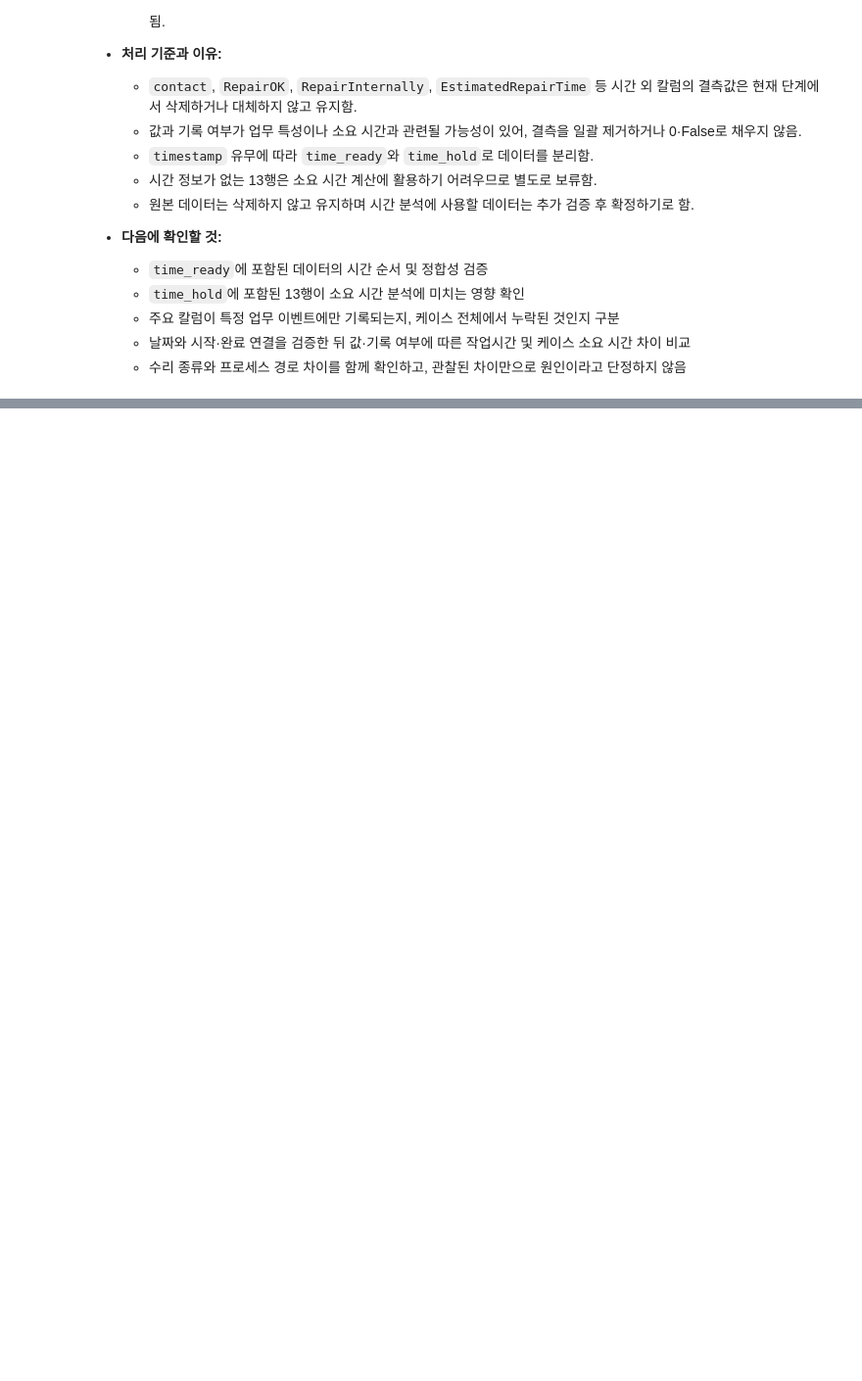
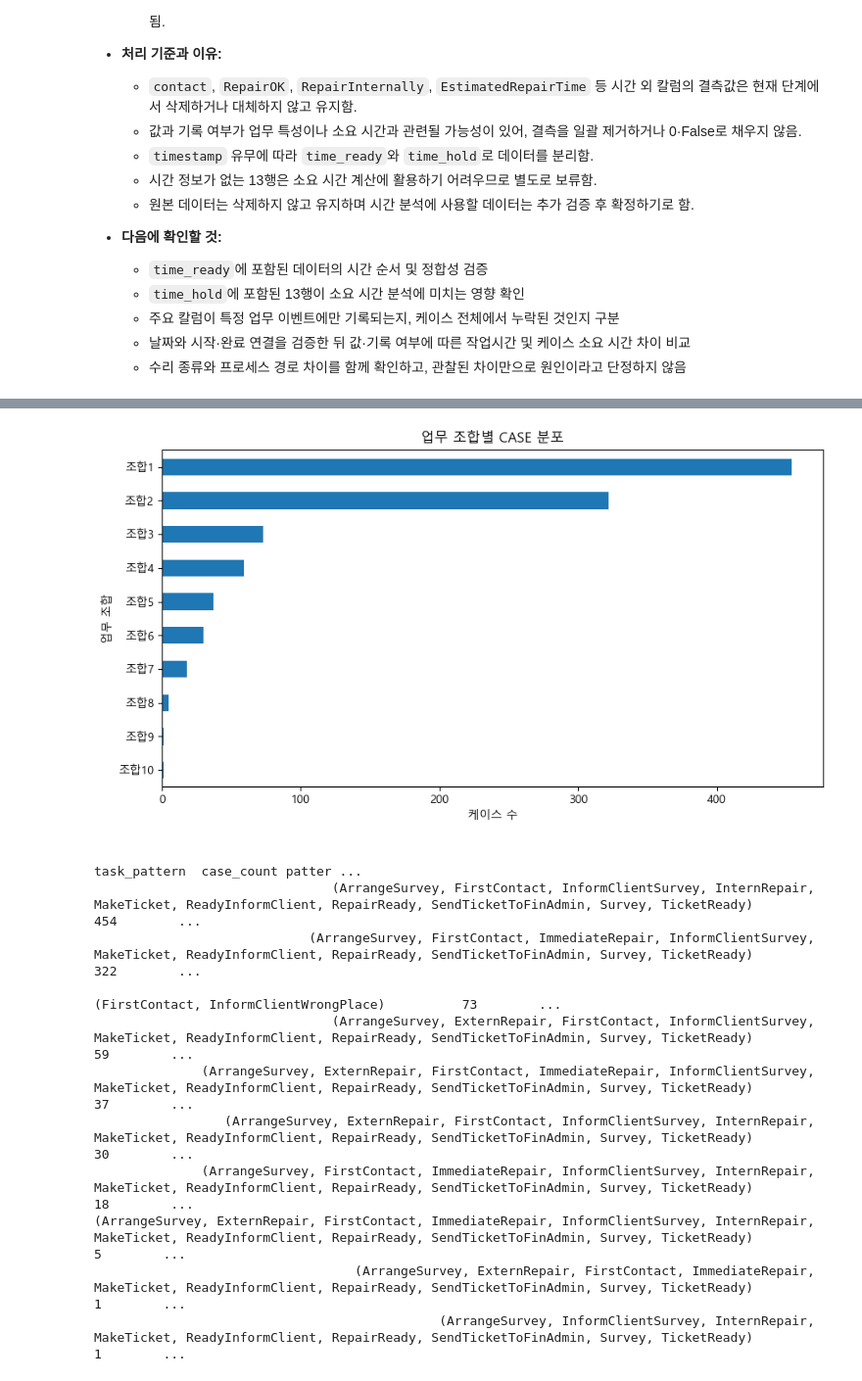
Before and after one commit to roh-git/DA_Assignment, a Jupyter notebook: repair2_분석.ipynb, the cells around one changed output, grey strips where cells are left out. Shown at 98% size. Cells and saved outputs as stored; diff of their text form; code cells hidden in the pictures; blank space fills up the shorter version.

```diff
--- a/repair2_분석.ipynb
+++ b/repair2_분석.ipynb
@@ -306,0 +505,10 @@ time_ready.head()
+# %%
+# 케이스별 중복·결측을 제외한 업무 조합 생성
+case_patterns = df.groupby('caseID')['taskID'].agg(lambda x: tuple(sorted(x.dropna().unique()))
+)
+# 전체 업무 조합의 종류 수 확인 (중복 제거)
+print('전체 업무 조합 수:', case_patterns.nunique())
+print('====='*20)
+
+# 서로 다른 10가지 업무 조합과 각 조합에 해당하는 케이스 수를 출력
+print('\n' + case_patterns.value_counts().to_string())
@@ -306,0 +530,45 @@ time_ready.head()
+# %%
+# 한글 폰트 설정
+plt.rcParams['font.family'] = 'Malgun Gothic'
+plt.rcParams['axes.unicode_minus'] = False
+
+# 업무 조합별 케이스 수
+pattern_counts = case_patterns.value_counts()
+
+# 업무 조합에 번호 부여
+pattern_df = pattern_counts.reset_index()
+pattern_df.columns = ['task_pattern', 'case_count']
+pattern_df['pattern_id'] = [
+    f'조합{i+1}' for i in range(len(pattern_df))
+]
+
+# 시각화
+pattern_df.plot.barh(
+    x='pattern_id',
+    y='case_count',
+    figsize=(9, 5),
+    legend=False
+)
+
+plt.gca().invert_yaxis()
+plt.xlabel('케이스 수')
+plt.ylabel('업무 조합')
+plt.title('업무 조합별 CASE 분포')
+plt.tight_layout()
+plt.show()
+
+# 조합별 실제 업무 구성 확인
+print(pattern_df.to_string(index=False))
+# %% [output]
+[figure, added]
+                                                                                                                                                                         task_pattern  case_count patter ...
+                               (ArrangeSurvey, FirstContact, InformClientSurvey, InternRepair, MakeTicket, ReadyInformClient, RepairReady, SendTicketToFinAdmin, Survey, TicketReady)         454        ...
+                            (ArrangeSurvey, FirstContact, ImmediateRepair, InformClientSurvey, MakeTicket, ReadyInformClient, RepairReady, SendTicketToFinAdmin, Survey, TicketReady)         322        ...
+                                                                                                                                               (FirstContact, InformClientWrongPlace)          73        ...
+                               (ArrangeSurvey, ExternRepair, FirstContact, InformClientSurvey, MakeTicket, ReadyInformClient, RepairReady, SendTicketToFinAdmin, Survey, TicketReady)          59        ...
+              (ArrangeSurvey, ExternRepair, FirstContact, ImmediateRepair, InformClientSurvey, MakeTicket, ReadyInformClient, RepairReady, SendTicketToFinAdmin, Survey, TicketReady)          37        ...
+                 (ArrangeSurvey, ExternRepair, FirstContact, InformClientSurvey, InternRepair, MakeTicket, ReadyInformClient, RepairReady, SendTicketToFinAdmin, Survey, TicketReady)          30        ...
+              (ArrangeSurvey, FirstContact, ImmediateRepair, InformClientSurvey, InternRepair, MakeTicket, ReadyInformClient, RepairReady, SendTicketToFinAdmin, Survey, TicketReady)          18        ...
+(ArrangeSurvey, ExternRepair, FirstContact, ImmediateRepair, InformClientSurvey, InternRepair, MakeTicket, ReadyInformClient, RepairReady, SendTicketToFinAdmin, Survey, TicketReady)           5        ...
+                                  (ArrangeSurvey, ExternRepair, FirstContact, ImmediateRepair, MakeTicket, ReadyInformClient, RepairReady, SendTicketToFinAdmin, Survey, TicketReady)           1        ...
+                                             (ArrangeSurvey, InformClientSurvey, InternRepair, MakeTicket, ReadyInformClient, RepairReady, SendTicketToFinAdmin, Survey, TicketReady)           1        ...
```
Also changed, not shown: parts of 129 cells of this notebook, 1 other file.
